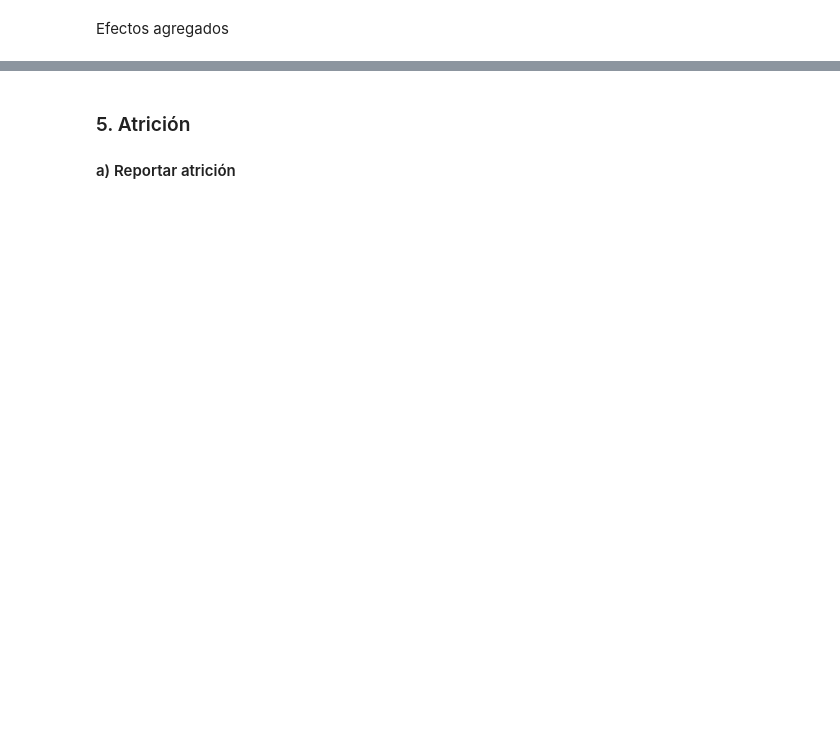
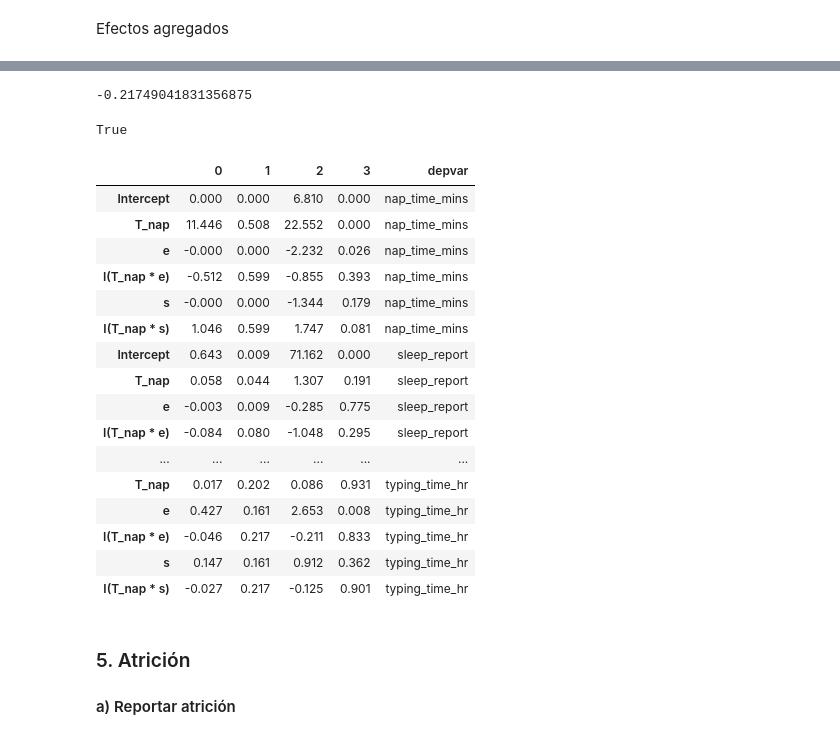
Before and after one commit to ArturoSbr/EmtrAp-hw01, a Jupyter notebook: cod/main.ipynb, the cells around one changed output, grey strips where cells are left out. Drawn from its saved outputs; the diff is of its cells as text; code cells hidden in the pictures; blank space fills up the shorter version.

```diff
--- a/cod/main.ipynb
+++ b/cod/main.ipynb
@@ -258,0 +260,4 @@ t[['tau']].round(3)
+# %%
+y = 'cog'
+# Efecto en cog por neyman a mano
+d2.loc[d2['e'].eq(0) & d2['s'].eq(0), 'cog'].groupby(d2['T_nap']).mean().diff()
@@ -263,21 +286,0 @@ Efectos agregados
-# %%
-# Declarar columnas
-d2 = d2.assign(const = 1,
-               aboveEarnT = d2['aboveEarn'].multiply(d2['T_nap']),
-               aboveSleepT = d2['aboveSleep'].multiply(d2['T_nap']))
-
-# Declarar variables independientes
-X = ['const','T_nap','aboveEarn','aboveEarnT','aboveSleep','aboveSleepT']
-
-# OLS para cada variable
-d = []
-for y in Y:
-    m = d2[X + [y]].notna().all(axis=1)
-    m = OLS(endog=d2.loc[m, y], exog=d2.loc[m, X], missing='raise').fit(cov_type='HC0')
-    d.append(pd.concat([m.params, m.tvalues, m.pvalues], axis=1).assign(depvar = y))
-
-# A tabla
-t = pd.concat(d, axis=0).reset_index()
-t.columns = ['beta','value','t','p','depvar']
-t = t.set_index(['depvar','beta'])
-t[t.index.get_level_values(1).isin(['T_nap','aboveEarnT','aboveSleepT'])].round(3)
@@ -302,3 +326,37 @@ t[t.index.get_level_values(1).isin(['T_nap','aboveEarnT','aboveSleepT'])].round(
+# %%
+X.loc[X['T'].eq(0) & X['e'].eq(0) & X['s'].eq(0), 'cog'].mean()
+# %% [output]
+-0.21749041831356875
+# %%
+(X['e'].eq(1) & X['T'].eq(1)).sum() == X['eT'].sum()
+# %% [output]
+True
+# %%
+d = []
+for y in Y:
+    m = OLS.from_formula(f'{y} ~ T_nap + e + I(T_nap * e) + s + I(T_nap * s)', d2, missing='drop')
+    m = m.fit(cov_type='HC0')
+    d.append(pd.concat([m.params, m.bse, m.tvalues, m.pvalues], axis=1).assign(depvar = y))
+# %%
+pd.concat(d).round(3)
+# %% [output]
+|  | 0 | 1 | 2 | 3 | depvar |
+| Intercept | 0.000 | 0.000 | 6.810 | 0.000 | nap_time_mins |
+| T_nap | 11.446 | 0.508 | 22.552 | 0.000 | nap_time_mins |
+| e | -0.000 | 0.000 | -2.232 | 0.026 | nap_time_mins |
+| I(T_nap * e) | -0.512 | 0.599 | -0.855 | 0.393 | nap_time_mins |
+| s | -0.000 | 0.000 | -1.344 | 0.179 | nap_time_mins |
+| I(T_nap * s) | 1.046 | 0.599 | 1.747 | 0.081 | nap_time_mins |
+| Intercept | 0.643 | 0.009 | 71.162 | 0.000 | sleep_report |
+| T_nap | 0.058 | 0.044 | 1.307 | 0.191 | sleep_report |
+| e | -0.003 | 0.009 | -0.285 | 0.775 | sleep_report |
+| I(T_nap * e) | -0.084 | 0.080 | -1.048 | 0.295 | sleep_report |
+| ... | ... | ... | ... | ... | ... |
+| T_nap | 0.017 | 0.202 | 0.086 | 0.931 | typing_time_hr |
+| e | 0.427 | 0.161 | 2.653 | 0.008 | typing_time_hr |
+| I(T_nap * e) | -0.046 | 0.217 | -0.211 | 0.833 | typing_time_hr |
+| s | 0.147 | 0.161 | 0.912 | 0.362 | typing_time_hr |
+| I(T_nap * s) | -0.027 | 0.217 | -0.125 | 0.901 | typing_time_hr |
 # %% [markdown]
 ### 5. Atrición
 #### a) Reportar atrición
```
Also changed, not shown: parts of 18 cells of this notebook.
